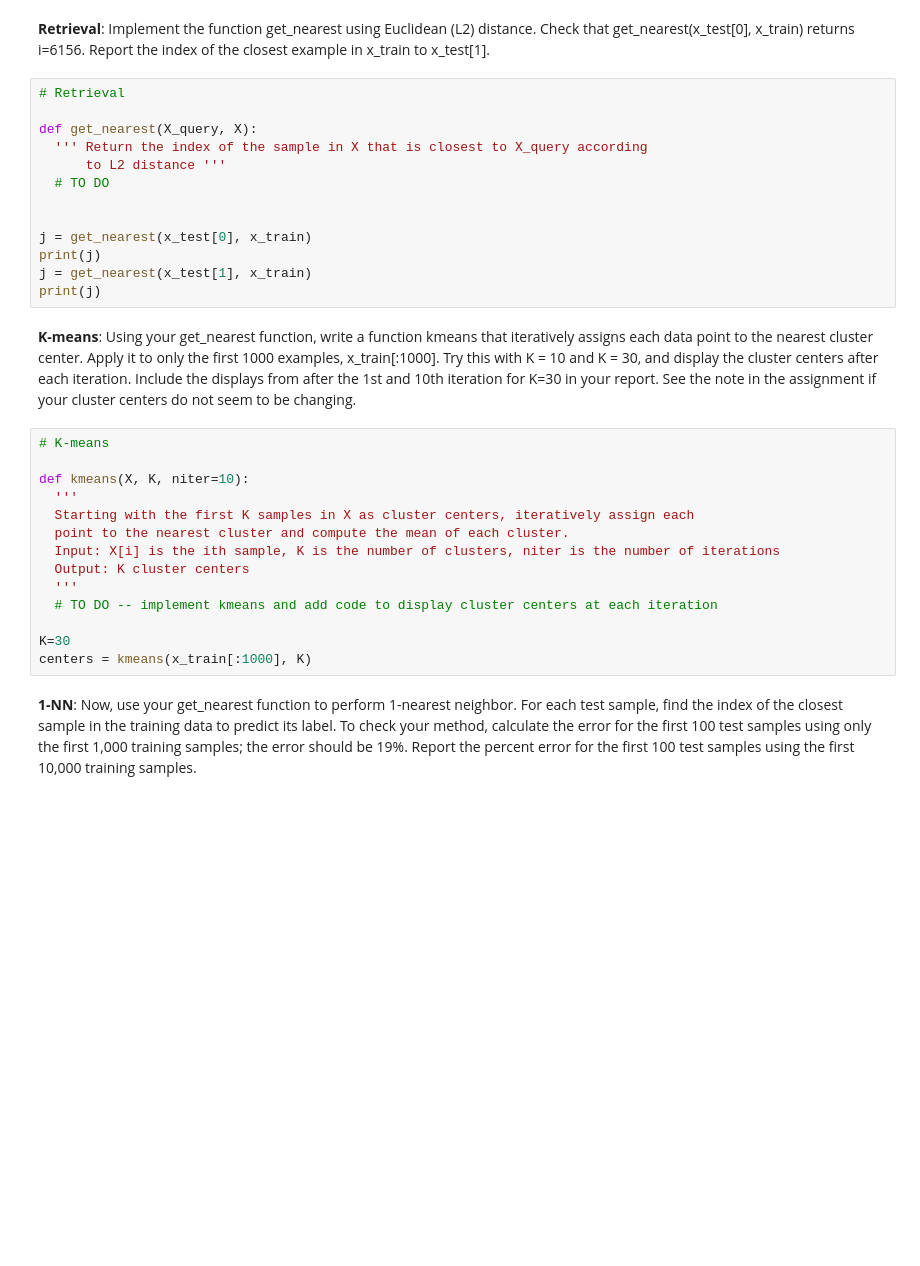
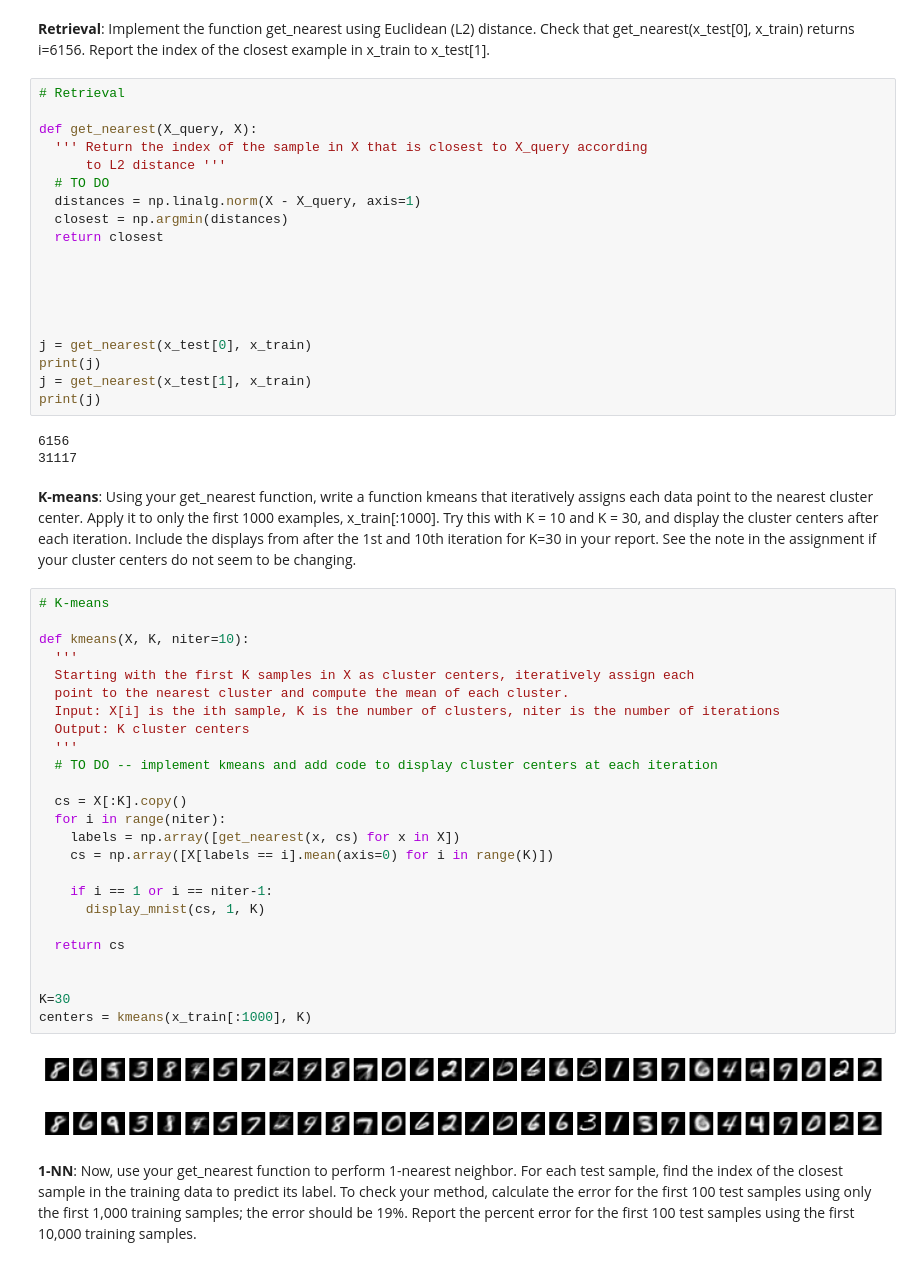
Before and after one commit to e1ec30/ML, a Jupyter notebook: notebooks/CS441_HW1_Starter.ipynb, the cells around one changed output. Drawn from its saved outputs; the diff is of its cells as text; blank space fills up the shorter version.

```diff
--- a/notebooks/CS441_HW1_Starter.ipynb
+++ b/notebooks/CS441_HW1_Starter.ipynb
@@ -68,28 +59,51 @@ def get_nearest(X_query, X):
   ''' Return the index of the sample in X that is closest to X_query according
       to L2 distance '''
   # TO DO
+  distances = np.linalg.norm(X - X_query, axis=1)
+  closest = np.argmin(distances)
+  return closest
+
+
+
 
 
 j = get_nearest(x_test[0], x_train)
 print(j)
 j = get_nearest(x_test[1], x_train)
 print(j)
+# %% [output]
+6156
+31117
 # %% [markdown]
 **K-means**: Using your get_nearest function, write a function kmeans that iteratively assigns each data point to the nearest cluster center.  Apply it to only the first 1000 examples, x_train[:1000]. Try this with K = 10 and K = 30, and display the cluster centers after each iteration. Include the displays from after the 1st and 10th iteration for K=30 in your report. See the note in the assignment if your cluster centers do not seem to be changing.
 # %%
 # K-means
 
 def kmeans(X, K, niter=10):
   '''
   Starting with the first K samples in X as cluster centers, iteratively assign each
   point to the nearest cluster and compute the mean of each cluster.
   Input: X[i] is the ith sample, K is the number of clusters, niter is the number of iterations
   Output: K cluster centers
   '''
   # TO DO -- implement kmeans and add code to display cluster centers at each iteration
 
+  cs = X[:K].copy()
+  for i in range(niter):
+    labels = np.array([get_nearest(x, cs) for x in X])
+    cs = np.array([X[labels == i].mean(axis=0) for i in range(K)])
+
+    if i == 1 or i == niter-1:
+      display_mnist(cs, 1, K)
+
+  return cs
+
+
 K=30
 centers = kmeans(x_train[:1000], K)
+# %% [output]
+[figure, added]
+[figure, added]
 # %% [markdown]
 **1-NN**: Now, use your get_nearest function to perform 1-nearest neighbor. For each test sample, find the index of the closest sample in the training data to predict its label. To check your method, calculate the error for the first 100 test samples using only the first 1,000 training samples; the error should be 19%. Report the percent error for the first 100 test samples using the first 10,000 training samples.
 # %%
```
Also changed, not shown: parts of 2 cells of this notebook, 3 other files.
